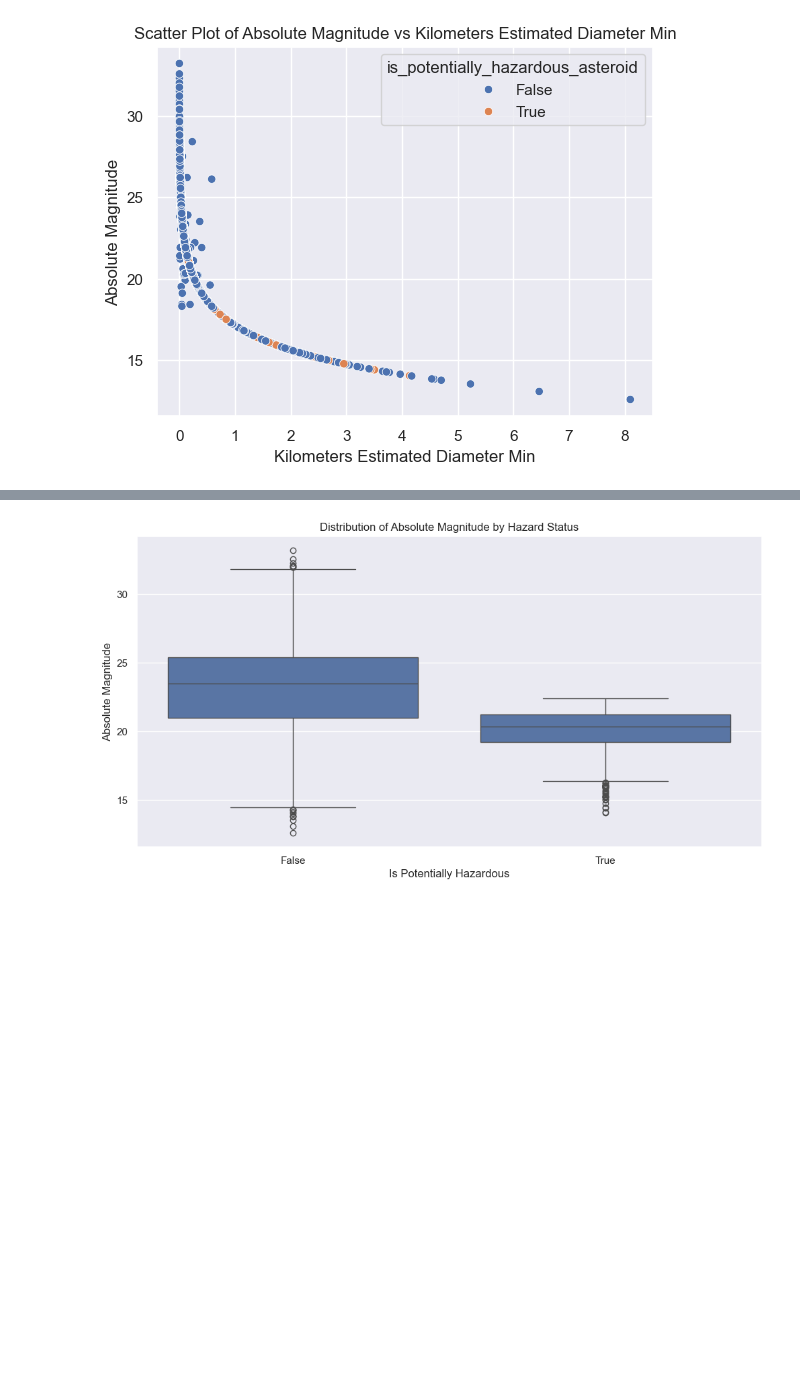
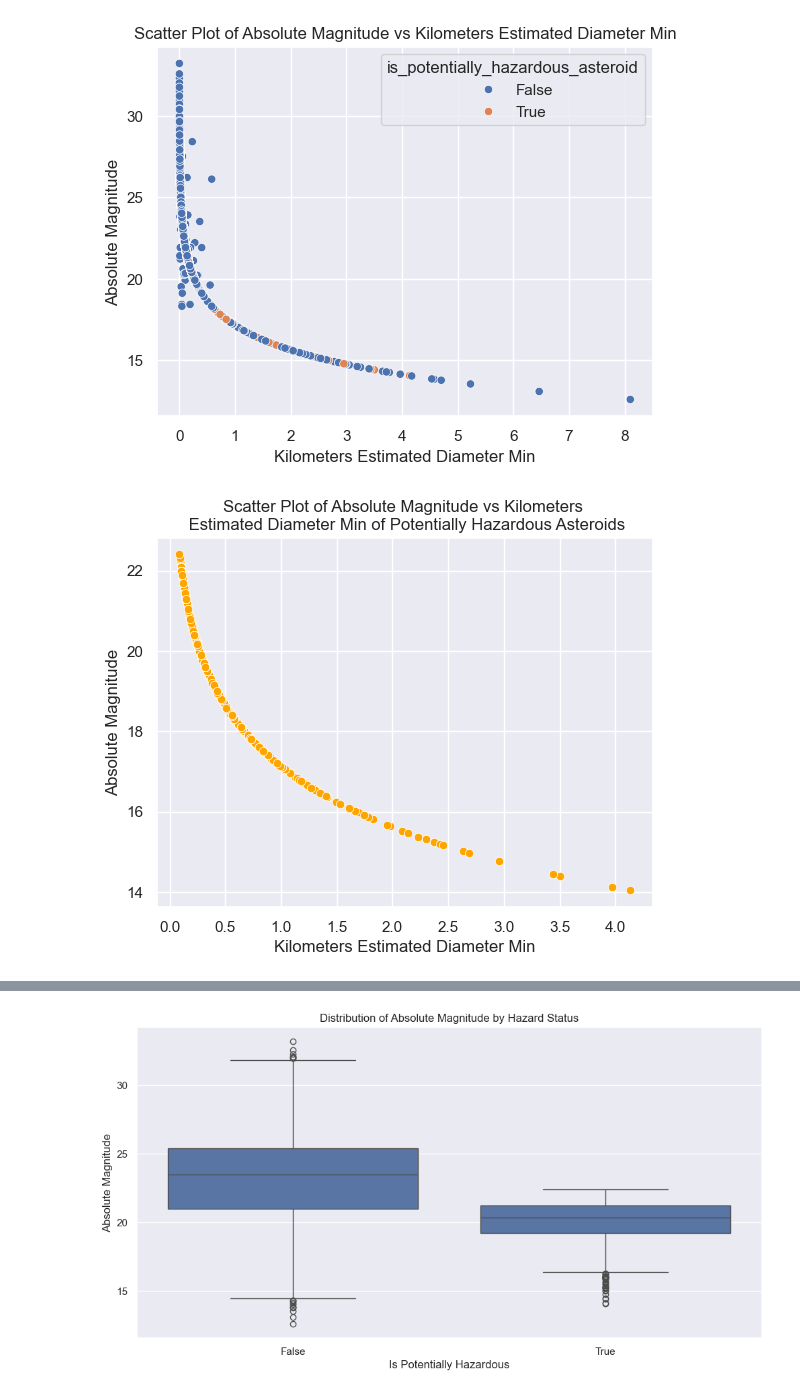
Before and after one commit to nhocratac/IE224-NEO, a Jupyter notebook: notebook/expolre_data.ipynb, the cells around one changed output, grey strips where cells are left out. Saved outputs shown, nothing was run; the diff lists cells and outputs as text; code cells hidden in the pictures; blank space fills up the shorter version.

```diff
--- a/notebook/expolre_data.ipynb
+++ b/notebook/expolre_data.ipynb
@@ -128,5 +128,15 @@ plt.xlabel('Kilometers Estimated Diameter Min')
 plt.show()
 # %% [output]
 [figure]
+# %%
+import seaborn as sns; sns.set_theme(color_codes = True)
+is_true = df[df['is_potentially_hazardous_asteroid'] == True]
+sns.scatterplot(x='kilometers_estimated_diameter_min', y='absolute_magnitude_h', data=is_true, color='orange')
+plt.title('Scatter Plot of Absolute Magnitude vs Kilometers \n Estimated Diameter Min of Potentially Hazardous Asteroids')
+plt.ylabel('Absolute Magnitude')
+plt.xlabel('Kilometers Estimated Diameter Min')
+plt.show()
+# %% [output]
+[figure, added]
 # %%
 import seaborn as sns; sns.set_theme(color_codes = True)
```
Also changed, not shown: parts of 2 cells of this notebook.
